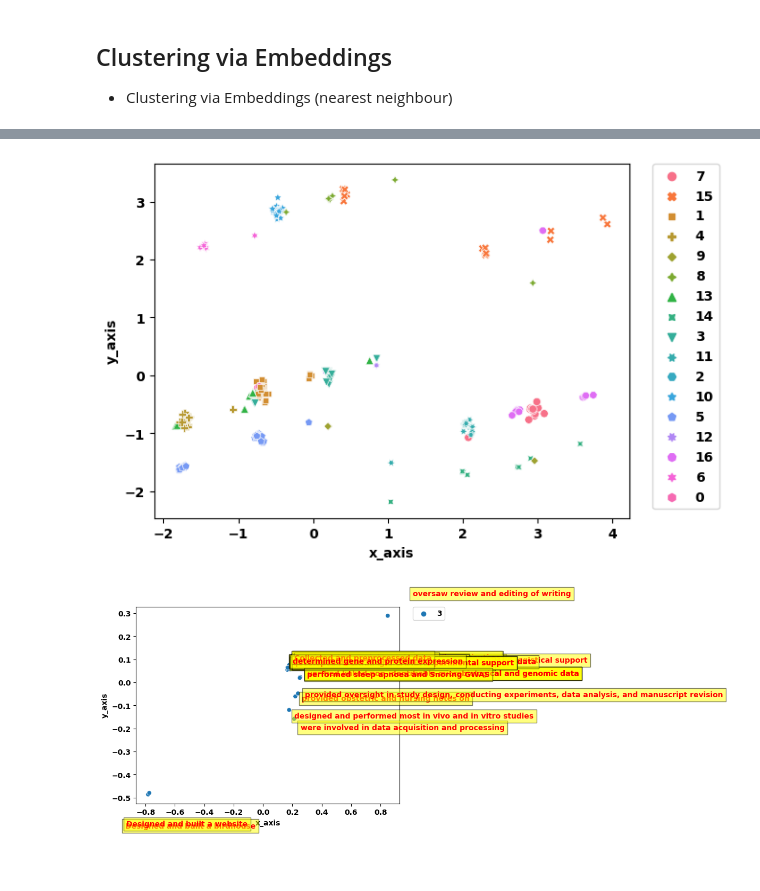
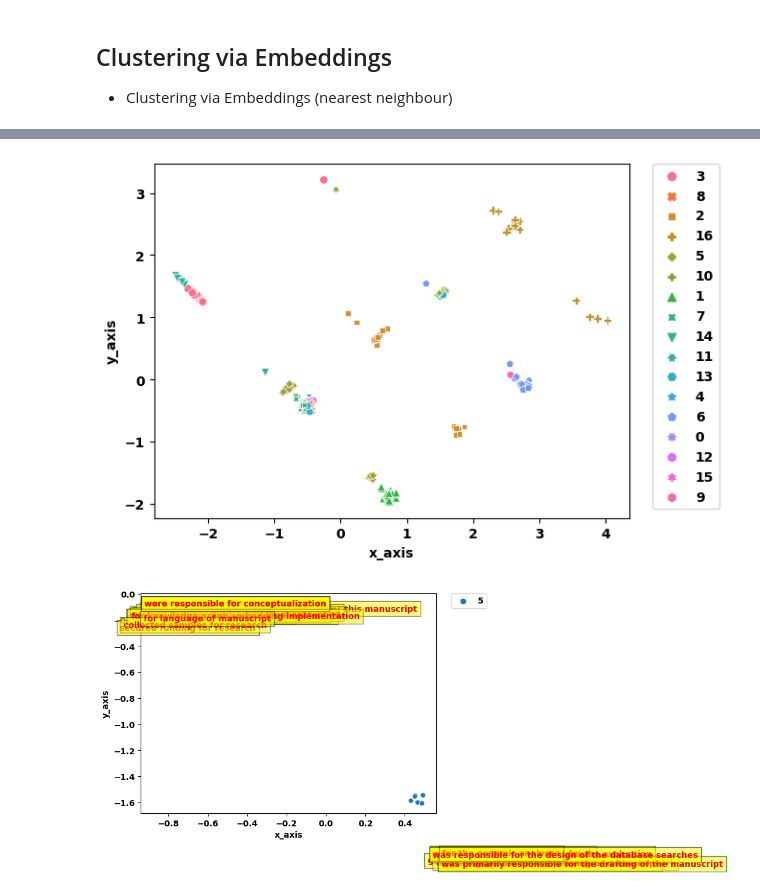
Before and after one commit to MeMo-KBC/bio-medRxiv, a Jupyter notebook: machine_learning_contributions_2.ipynb, the cells around one changed output, grey strips where cells are left out. Saved outputs shown, nothing was run; the diff lists cells and outputs as text; code cells hidden in the pictures; blank space fills up the shorter version.

```diff
--- a/machine_learning_contributions_2.ipynb
+++ b/machine_learning_contributions_2.ipynb
@@ -552,4 +679,4 @@ def get_pc(arr,n):
   return embeds_transform
 
 # Reduce embeddings to 1 principal component
-embeds_pc = get_pc(embedding_matrix,1)
+embeds_pc = get_pc(embedding_matrix[1:],1)
@@ -556,6 +707,6 @@ embeds_pc = get_pc(embedding_matrix,1)
 # %%
 # get reduced word embeddings for one_hot_encoded sentences
-sentences_1d_word_embeds = one_hot_results * np.concatenate((embeds_pc.flatten(), np.zeros(359)), axis = None)
+sentences_1d_word_embeds = one_hot_results * np.concatenate((embeds_pc.flatten(), np.zeros(360)), axis = None)
 
 
 # reduce sentences to 2d to for plot
@@ -755,6 +910,6 @@ kmeans_model = KMeans(n_clusters=17, random_state=0)
 classes = kmeans_model.fit_predict(sentences_1d_word_embeds).tolist()
 final_df["kmeans_cluster"] = (list(map(str,classes)))
 
-final_df = final_df.merge(contributions_df_shuffled_with_coords)
-final_df
+final_df = final_df.merge(contributions_df_shuffled_with_coords[["x_axis","y_axis"]], how = "left", left_index = True, right_index = True)
+final_df.shape
 # %% [output]
@@ -778,22 +921,22 @@ plt.legend(bbox_to_anchor=(1.05, 1), loc=2, borderaxespad=0., ncol=1)
 
 plt.show()
 # %% [output]
-[figure, old version]
+[figure, new version]
 # %%
-final_df_sub = final_df.loc[final_df.kmeans_cluster == "3"]
+final_df_sub = final_df.loc[final_df.kmeans_cluster == "5"]
 
 sns.scatterplot(x = "x_axis", y = "y_axis", data=final_df_sub, hue="kmeans_cluster", style = "kmeans_cluster", markers = True, legend="auto")
 
 plt.legend(bbox_to_anchor=(1.05, 1), loc=2, borderaxespad=0., ncol=1)
 
 for i in range(final_df_sub.shape[0]):
  plt.text(x=final_df_sub.x_axis.iloc[i]*1.2,y=final_df_sub.y_axis.iloc[i]*1.3,s=final_df_sub.contribution.iloc[i],
           fontdict=dict(color="red",size=10),
           bbox=dict(facecolor="yellow",alpha=0.5))
 
 plt.show()
 # %% [output]
-[figure, old version]
+[figure, new version]
 # %%
 final_df.loc[final_df.label_code == 4][:15]
 # %% [output]
```
Also changed, not shown: parts of 34 cells of this notebook, 3 other files.
